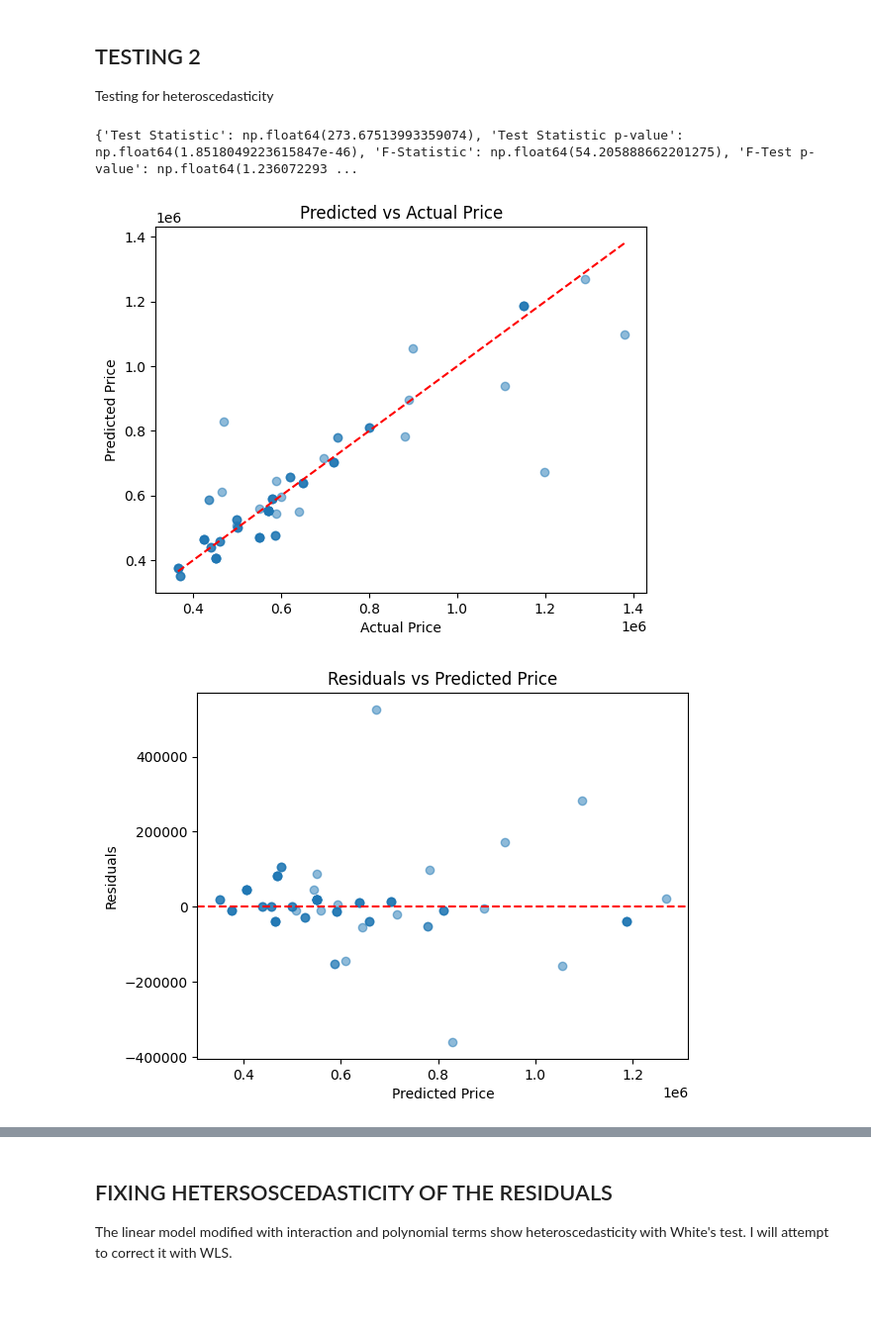
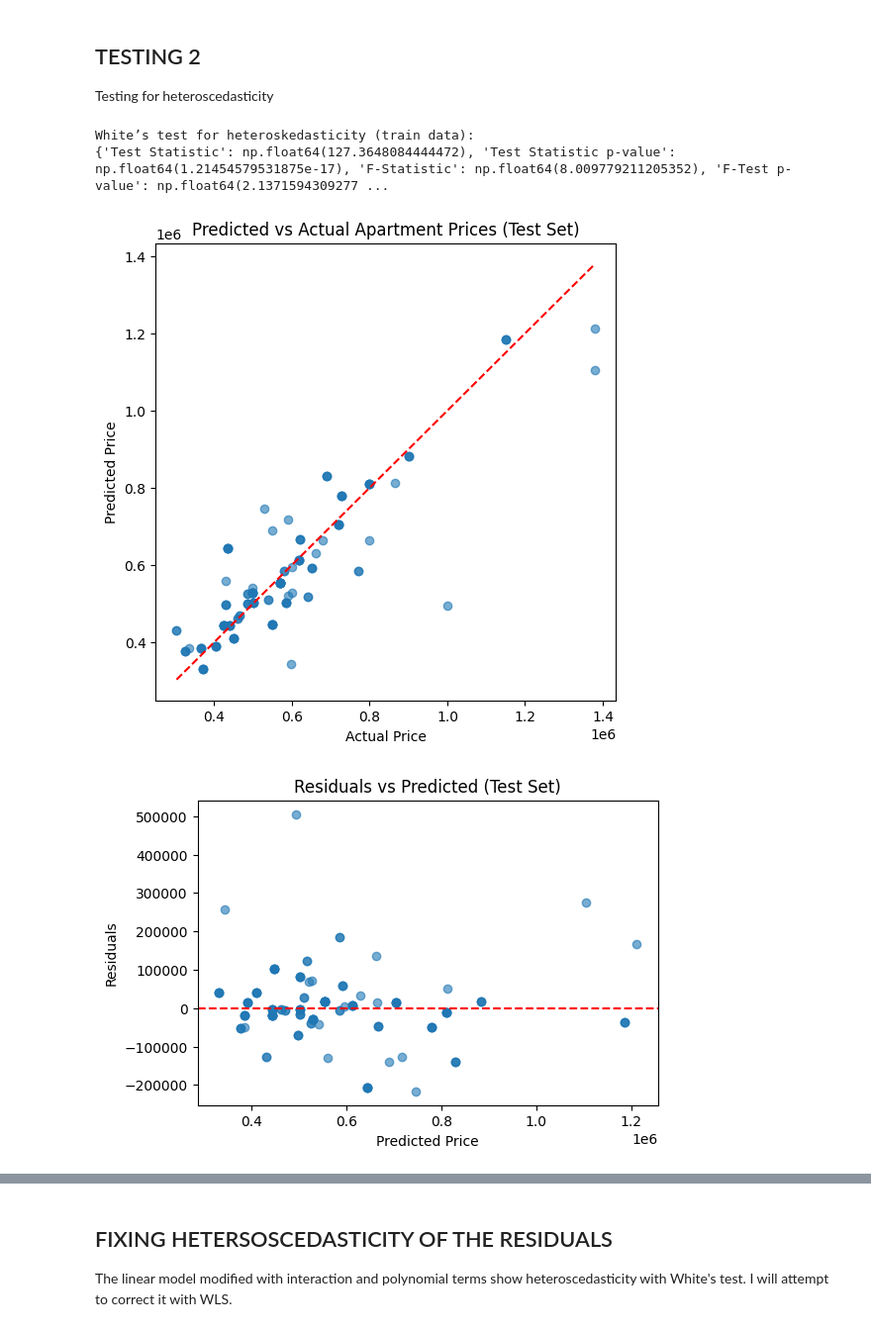
Before and after one commit to natcge/otodom_project, a Jupyter notebook: analyze.ipynb, the cells around one changed output, grey strips where cells are left out. Shown: that part at 99% size. Cells and saved outputs as stored; diff of their text form; code cells hidden in the pictures; blank space fills up the shorter version.

```diff
--- a/analyze.ipynb
+++ b/analyze.ipynb
@@ -120,3 +120,12 @@ plt.show()
 # %% [output]
 [figure]
 [figure]
+# %%
+sns.set(style="whitegrid")
+numeric_cols = ['rooms', 'area']
+
+for col in numeric_cols:
+    plt.figure(figsize=(5,4))
+    sns.boxplot(y=df_clean[col])
+    plt.title(f'Boxplot of {col}')
+    plt.show()
@@ -380,42 +423,49 @@ Testing for heteroscedasticity
 # %%
 import matplotlib.pyplot as plt
 
 from statsmodels.stats.diagnostic import het_white
 
 # Fit linear regression model with statsmodels to get residuals and design matrix
-X_sm = sm.add_constant(X_train)  # add intercept
+X_sm = sm.add_constant(X_train_scaled)  # add intercept
 model_sm = sm.OLS(y_train, X_sm).fit()
 
 # Get residuals
-residuals = model_sm.resid
+residuals_train = model_sm.resid  # from statsmodels model (train only)
+exog_train = model_sm.model.exog
 
-# Perform White's test
-white_test = het_white(residuals, model_sm.model.exog)
+white_test = het_white(residuals_train, exog_train)
+labels = ['Test Statistic', 'Test Statistic p-value', 'F-Statistic', 'F-Test p-value']
 
-labels = ['Test Statistic', 'Test Statistic p-value', 'F-Statistic', 'F-Test p-value']
+print("White’s test for heteroskedasticity (train data):")
 print(dict(zip(labels, white_test)))
 
-plt.scatter(y_test, model.predict(X_test), alpha=0.5)
+# Predicted vs Actual (on TEST data)
+y_pred = model.predict(X_test_scaled)  # use scaled test data if model trained on scaled
+plt.figure(figsize=(6, 6))
+plt.scatter(y_test, y_pred, alpha=0.6)
 plt.plot([y_test.min(), y_test.max()], [y_test.min(), y_test.max()], 'r--')
 plt.xlabel("Actual Price")
 plt.ylabel("Predicted Price")
-plt.title("Predicted vs Actual Price")
+plt.title("Predicted vs Actual Apartment Prices (Test Set)")
 plt.show()
 
-residuals = y_test - y_pred
-plt.scatter(y_pred, residuals, alpha=0.5)
+# Residuals vs Predicted (on TEST data)
+residuals_test = y_test - y_pred
+plt.figure(figsize=(6, 4))
+plt.scatter(y_pred, residuals_test, alpha=0.6)
 plt.axhline(y=0, color='r', linestyle='--')
 plt.xlabel("Predicted Price")
 plt.ylabel("Residuals")
-plt.title("Residuals vs Predicted Price")
+plt.title("Residuals vs Predicted (Test Set)")
 plt.show()
 
 import seaborn as sns
 
-sns.histplot(residuals, kde=True)
+sns.histplot(residuals_test, kde=True)
 plt.title("Residuals Distribution")
 plt.show()
 # %% [output]
-{'Test Statistic': np.float64(273.67513993359074), 'Test Statistic p-value': np.float64(1.8518049223615847e-46), 'F-Statistic': np.float64(54.205888662201275), 'F-Test p-value': np.float64(1.236072293 ...
+White’s test for heteroskedasticity (train data):
+{'Test Statistic': np.float64(127.3648084444472), 'Test Statistic p-value': np.float64(1.21454579531875e-17), 'F-Statistic': np.float64(8.009779211205352), 'F-Test p-value': np.float64(2.1371594309277 ...
-[figure, old version]
+[figure, new version]
-[figure, old version]
+[figure, new version]
```
Also changed, not shown: parts of 11 cells of this notebook, 2 other files.
